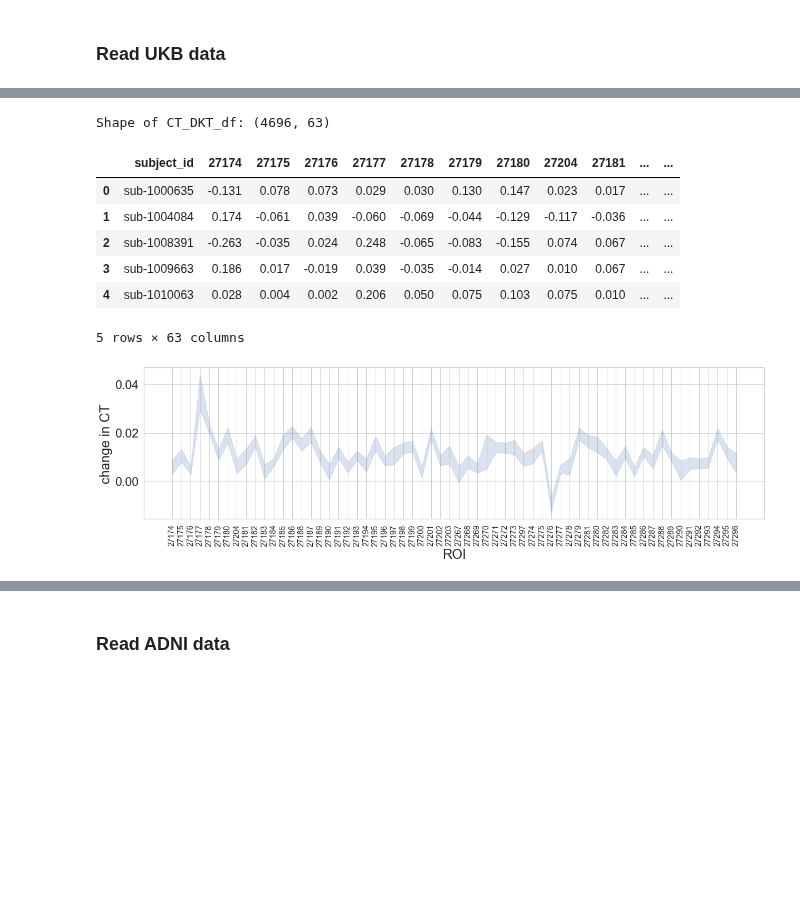
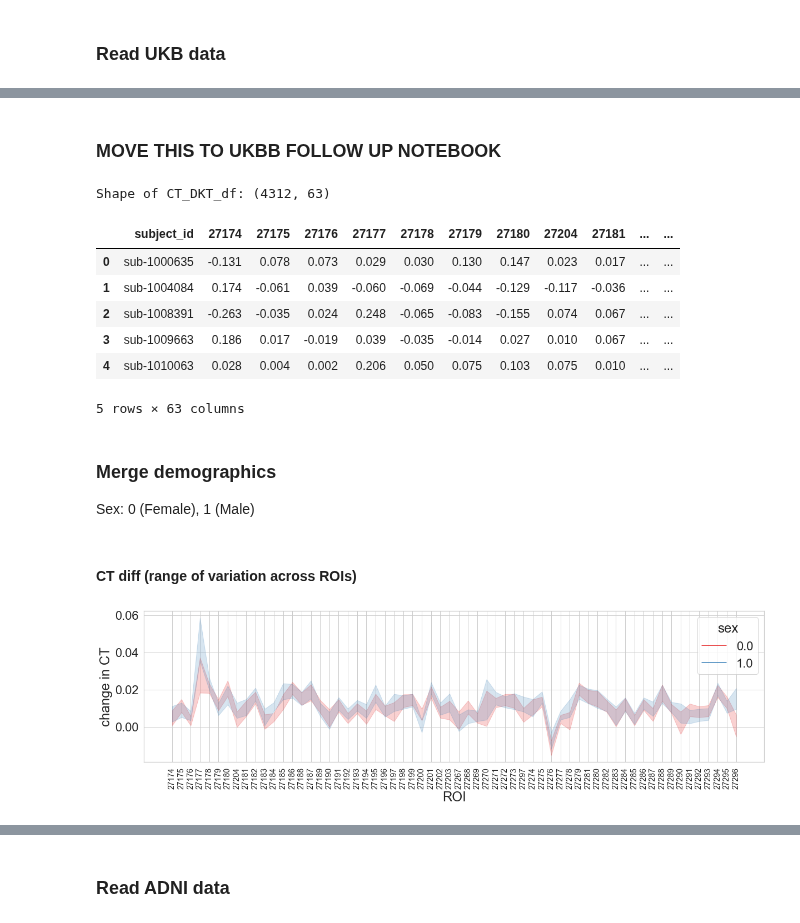
Before and after one commit to nikhil153/brain-diff, a Jupyter notebook: notebooks/9_freesurfer_stats.ipynb, the cells around one changed output, grey strips where cells are left out. Cells and saved outputs as stored; diff of their text form; code cells hidden in the pictures; blank space fills up the shorter version.

```diff
--- a/notebooks/9_freesurfer_stats.ipynb
+++ b/notebooks/9_freesurfer_stats.ipynb
@@ -44,25 +43,7 @@ DKT_fields_df[DKT_fields_df["roi"]=="entorhinal"]
+# %% [markdown]
+### MOVE THIS TO UKBB FOLLOW UP NOTEBOOK
 # %%
-proc_subset_list = ["pre_ohbm","post_ohbm","nov_2022"]
-ses_list = ["ses-2","ses-3"]
-
-CT_DKT_df = pd.DataFrame()
-for proc_subset in proc_subset_list:
-    for ses in ses_list:
-        if (proc_subset == "post_ohbm") & (ses == "ses-3"):
-            ses3_batch_list = ["ohbm_train_subjects_1-800","ohbm_train_subjects_801-1749"]
-            for ses3_batch in ses3_batch_list:
-                DKT_csv = f"{ukbb_freesurfer_agg_dir}/{proc_subset}/{ses}/{ses3_batch}/DKTatlas_average_thickness.csv"
-                df = pd.read_csv(DKT_csv)
-                df["session"] = ses
-                # df["proc_subset"] = proc_subset
-                CT_DKT_df = CT_DKT_df.append(df)
-        else:
-            DKT_csv = f"{ukbb_freesurfer_agg_dir}/{proc_subset}/{ses}/DKTatlas_average_thickness.csv"
-            df = pd.read_csv(DKT_csv)
-            df["session"] = ses
-            # df["proc_subset"] = proc_subset
-            CT_DKT_df = CT_DKT_df.append(df)
-
+CT_DKT_df = pd.read_csv(f"{ukbb_freesurfer_agg_dir}/ukbb_DKT_exp_data.csv")
 CT_DKT_df = CT_DKT_df.set_index("subject_id")
 CT_DKT_ses_2_df = CT_DKT_df[CT_DKT_df["session"]=="ses-2"][DKT_fields_sorted]
 CT_DKT_ses_3_df = CT_DKT_df[CT_DKT_df["session"]=="ses-3"][DKT_fields_sorted]
@@ -71,9 +52,10 @@ CT_DKT_ses_3_df = CT_DKT_df[CT_DKT_df["session"]=="ses-3"][DKT_fields_sorted]
 CT_diff_df = CT_DKT_ses_2_df - CT_DKT_ses_3_df
 CT_diff_df = CT_diff_df.reset_index()
 print(f"Shape of CT_DKT_df: {CT_diff_df.shape}")
+
 CT_diff_df.head()
 # %% [output]
-Shape of CT_DKT_df: (4696, 63)
+Shape of CT_DKT_df: (4312, 63)
 |  | subject_id | 27174 | 27175 | 27176 | 27177 | 27178 | 27179 | 27180 | 27204 | 27181 | ... | ... |
 | 0 | sub-1000635 | -0.131 | 0.078 | 0.073 | 0.029 | 0.030 | 0.130 | 0.147 | 0.023 | 0.017 | ... | ... |
 | 1 | sub-1004084 | 0.174 | -0.061 | 0.039 | -0.060 | -0.069 | -0.044 | -0.129 | -0.117 | -0.036 | ... | ... |
@@ -81,26 +63,35 @@ Shape of CT_DKT_df: (4696, 63)
 | 3 | sub-1009663 | 0.186 | 0.017 | -0.019 | 0.039 | -0.035 | -0.014 | 0.027 | 0.010 | 0.067 | ... | ... |
 | 4 | sub-1010063 | 0.028 | 0.004 | 0.002 | 0.206 | 0.050 | 0.075 | 0.103 | 0.075 | 0.010 | ... | ... |
 5 rows × 63 columns
+# %% [markdown]
+### Merge demographics
+ Sex: 0 (Female), 1 (Male)
+# %%
+ukbb_demographics = pd.read_csv(ukbb_ses2and3_demograph_csv)
+ukbb_demographics["subject_id"] = "sub-" + ukbb_demographics["eid"].astype("str")
+
+demo_cols = ["subject_id", "age_at_ses2", "sex"]
+CT_diff_df = pd.merge(CT_diff_df,ukbb_demographics[demo_cols], on="subject_id", how="left")
+# %% [markdown]
+#### CT diff (range of variation across ROIs)
 # %%
 CT_diff_df_melt = CT_diff_df.melt(
-    id_vars=["subject_id"],
+    id_vars=demo_cols,
     var_name="ROI",
     value_name="change in CT",
 )
 CT_diff_df_melt.head()
 
 plot_df = CT_diff_df_melt.copy()
-plot_df = plot_df.rename(columns={"COLPROT":"cohort"})
 plot_df["ROI"] = plot_df["ROI"].astype(str)
 
+palette = 'Set1'
 sns.set(font_scale=2)
 with sns.axes_style("whitegrid"):
     fig,ax=plt.subplots(figsize=(20,5))
-    # g = sns.catplot(x="ROI",y="change in CT",kind="point",aspect=4,data=plot_df)
-    g = sns.lineplot(x="ROI",y="change in CT", #order=DKT_fields_sorted: Not easy to change order
+    g = sns.lineplot(x="ROI",y="change in CT", hue="sex", palette=palette,
     linestyle="",data=plot_df,ax=ax)
 
     g.tick_params(axis='x', rotation=90, labelsize=14)
-    # plt.legend(loc='center left', bbox_to_anchor=(0.1, 1.1), ncol=5)
 # %% [output]
-[figure, old version]
+[figure, new version]
```
Also changed, not shown: parts of 22 cells of this notebook, 2 other files.
